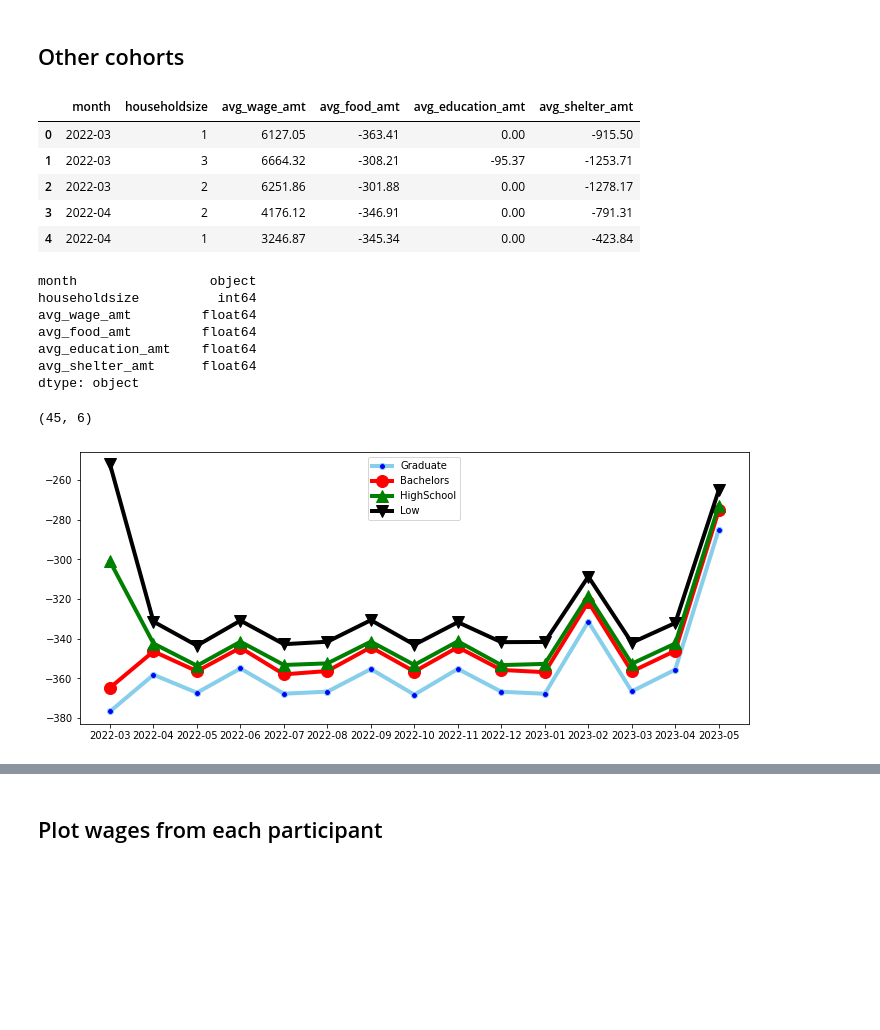
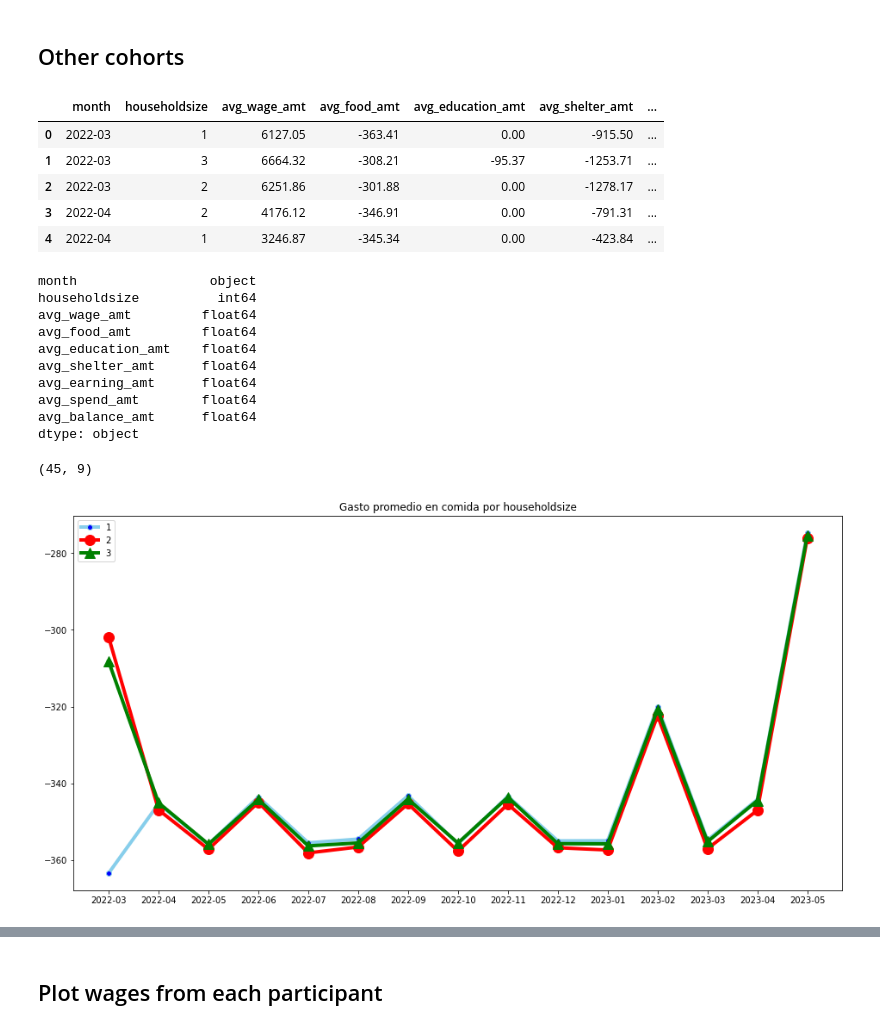
Before and after one commit to blukitas/Viz_2022_Grupo_4, a Jupyter notebook: docker/Notebooks/02.wage_cohort_over_time.ipynb, the cells around one changed output, grey strips where cells are left out. Cells and saved outputs as stored; diff of their text form; code cells hidden in the pictures; blank space fills up the shorter version.

```diff
--- a/docker/Notebooks/02.wage_cohort_over_time.ipynb
+++ b/docker/Notebooks/02.wage_cohort_over_time.ipynb
@@ -378,7 +382,10 @@ SQL = """select
 	ROUND(avg(wage_amt)::numeric, 2) as avg_wage_amt,
 	ROUND(avg(food_amt)::numeric, 2) as avg_food_amt,
 	ROUND(avg(education_amt)::numeric, 2) as avg_education_amt,
-	ROUND(avg(shelter_amt)::numeric, 2) as avg_shelter_amt
+	ROUND(avg(shelter_amt)::numeric, 2) as avg_shelter_amt,
+	ROUND(avg(earning_amt)::numeric, 2) as avg_earning_amt,
+	ROUND(avg(spend_amt)::numeric, 2) as avg_spend_amt,
+	ROUND(avg(balance_amt)::numeric, 2) as avg_balance_amt
 from
 	vo_monthly_wage_cohorts vmwc
 group by 1,2
@@ -389,12 +396,12 @@ df = pd.read_sql(SQL, engine)
 # %%
 df.head(5)
 # %% [output]
-|  | month | householdsize | avg_wage_amt | avg_food_amt | avg_education_amt | avg_shelter_amt |
-| 0 | 2022-03 | 1 | 6127.05 | -363.41 | 0.00 | -915.50 |
-| 1 | 2022-03 | 3 | 6664.32 | -308.21 | -95.37 | -1253.71 |
-| 2 | 2022-03 | 2 | 6251.86 | -301.88 | 0.00 | -1278.17 |
-| 3 | 2022-04 | 2 | 4176.12 | -346.91 | 0.00 | -791.31 |
-| 4 | 2022-04 | 1 | 3246.87 | -345.34 | 0.00 | -423.84 |
+|  | month | householdsize | avg_wage_amt | avg_food_amt | avg_education_amt | avg_shelter_amt | ... |
+| 0 | 2022-03 | 1 | 6127.05 | -363.41 | 0.00 | -915.50 | ... |
+| 1 | 2022-03 | 3 | 6664.32 | -308.21 | -95.37 | -1253.71 | ... |
+| 2 | 2022-03 | 2 | 6251.86 | -301.88 | 0.00 | -1278.17 | ... |
+| 3 | 2022-04 | 2 | 4176.12 | -346.91 | 0.00 | -791.31 | ... |
+| 4 | 2022-04 | 1 | 3246.87 | -345.34 | 0.00 | -423.84 | ... |
 # %%
 df.dtypes
 # %% [output]
@@ -404,11 +411,14 @@ avg_wage_amt         float64
 avg_food_amt         float64
 avg_education_amt    float64
 avg_shelter_amt      float64
+avg_earning_amt      float64
+avg_spend_amt        float64
+avg_balance_amt      float64
 dtype: object
 # %%
 df.shape
 # %% [output]
-(45, 6)
+(45, 9)
 # %%
 # df.groupby(by=["householdsize", "month"]).count()
 # %%
@@ -419,36 +429,37 @@ fig, ax = plt.subplots(figsize=(16, 8))
 ax.plot(
     "month",
     "avg_food_amt",
-    data=df[df.householdsize == "1"],
+    data=df[df.householdsize == 1],
     marker=".",
     markerfacecolor="blue",
     markersize=12,
     color="skyblue",
     linewidth=4,
 )
 ax.plot(
     "month",
     "avg_food_amt",
-    data=df[df.householdsize == "2"],
+    data=df[df.householdsize == 2],
     marker="o",
     markerfacecolor="red",
     markersize=12,
     color="red",
     linewidth=4,
 )
 ax.plot(
     "month",
     "avg_food_amt",
-    data=df[df.householdsize == "3"],
+    data=df[df.householdsize == 3],
     marker="^",
     markerfacecolor="green",
     markersize=12,
     color="green",
     linewidth=4,
 )
 # plt.plot( 'month', 'avg_food_amt', data=df, marker='', color='olive', linewidth=2)
 # plt.plot( 'month', 'avg_food_amt', data=df, marker='', color='olive', linewidth=2, linestyle='dashed', label="toto")
+ax.set_title("Gasto promedio en comida por householdsize")
 ax.legend(["1", "2", "3"])
 plt.show()
 # %% [output]
-[figure, old version]
+[figure, new version]
```
Also changed, not shown: parts of 7 cells of this notebook, 1 other file.
